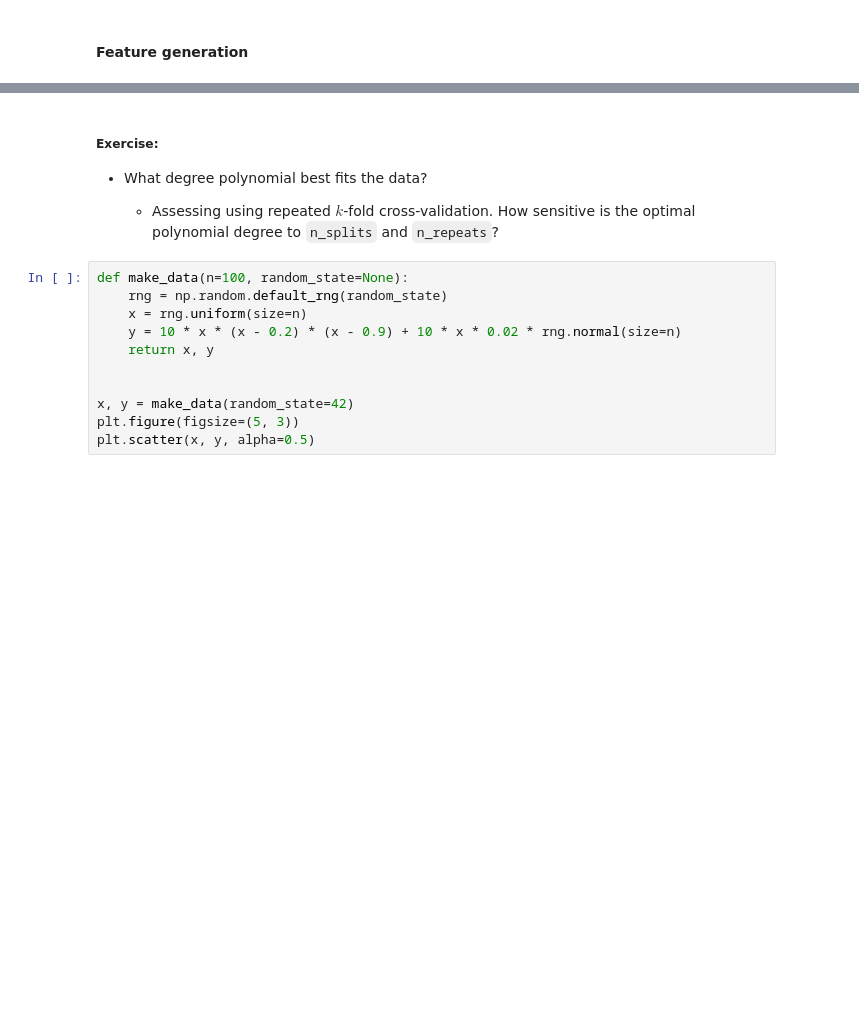
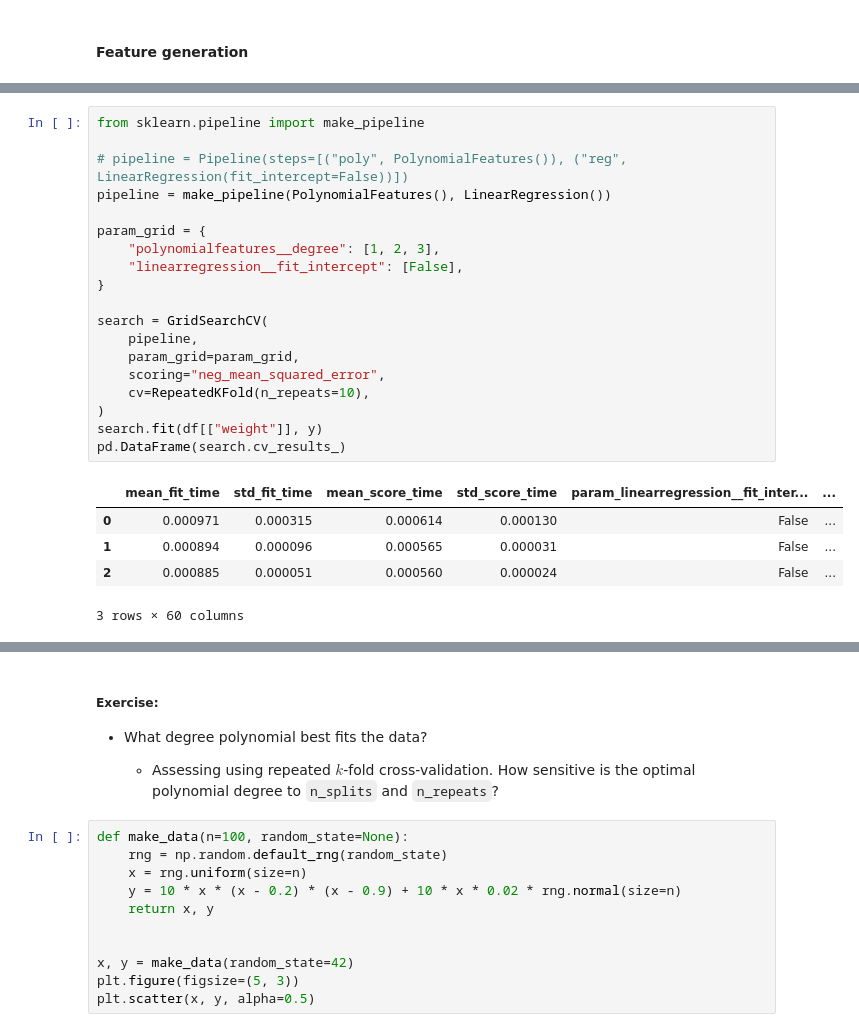
Before and after one commit to venkateshsoundar/DATA607W2025, a Jupyter notebook: lecture03.ipynb, the cells around one changed output, grey strips where cells are left out. Drawn from its saved outputs; the diff is of its cells as text; blank space fills up the shorter version.

```diff
--- a/lecture03.ipynb
+++ b/lecture03.ipynb
@@ -383,0 +454,25 @@ numerical_feature_lists = [
+# %%
+from sklearn.pipeline import make_pipeline
+
+# pipeline = Pipeline(steps=[("poly", PolynomialFeatures()), ("reg", LinearRegression(fit_intercept=False))])
+pipeline = make_pipeline(PolynomialFeatures(), LinearRegression())
+
+param_grid = {
+    "polynomialfeatures__degree": [1, 2, 3],
+    "linearregression__fit_intercept": [False],
+}
+
+search = GridSearchCV(
+    pipeline,
+    param_grid=param_grid,
+    scoring="neg_mean_squared_error",
+    cv=RepeatedKFold(n_repeats=10),
+)
+search.fit(df[["weight"]], y)
+pd.DataFrame(search.cv_results_)
+# %% [output]
+|  | mean_fit_time | std_fit_time | mean_score_time | std_score_time | param_linearregression__fit_inter... | ... |
+| 0 | 0.000971 | 0.000315 | 0.000614 | 0.000130 | False | ... |
+| 1 | 0.000894 | 0.000096 | 0.000565 | 0.000031 | False | ... |
+| 2 | 0.000885 | 0.000051 | 0.000560 | 0.000024 | False | ... |
+3 rows × 60 columns
```
Also changed, not shown: parts of 15 cells of this notebook.
